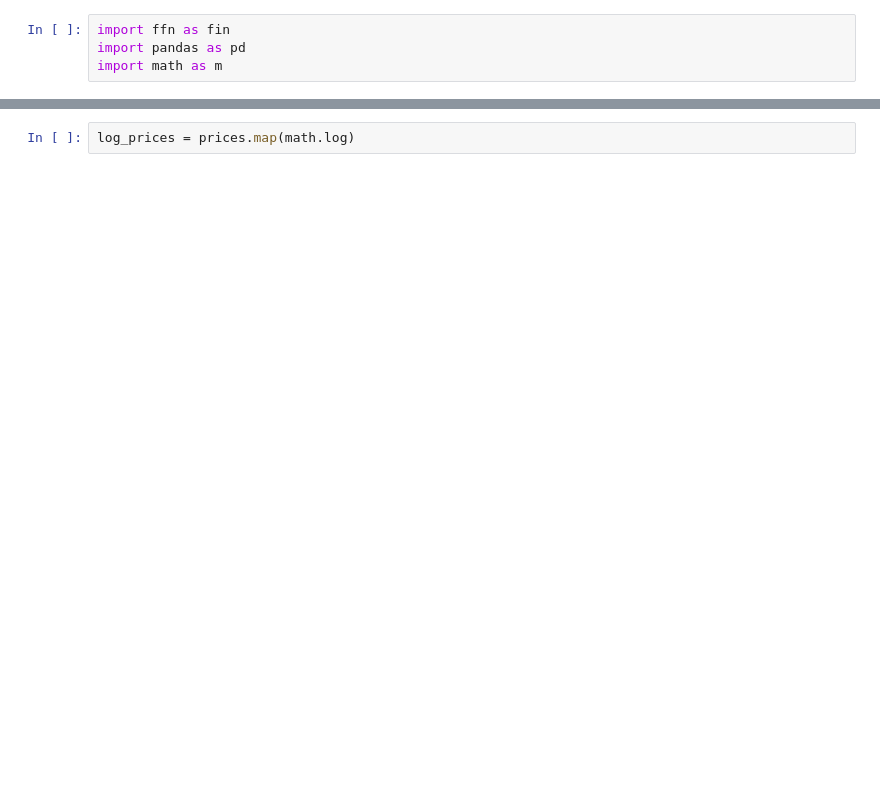
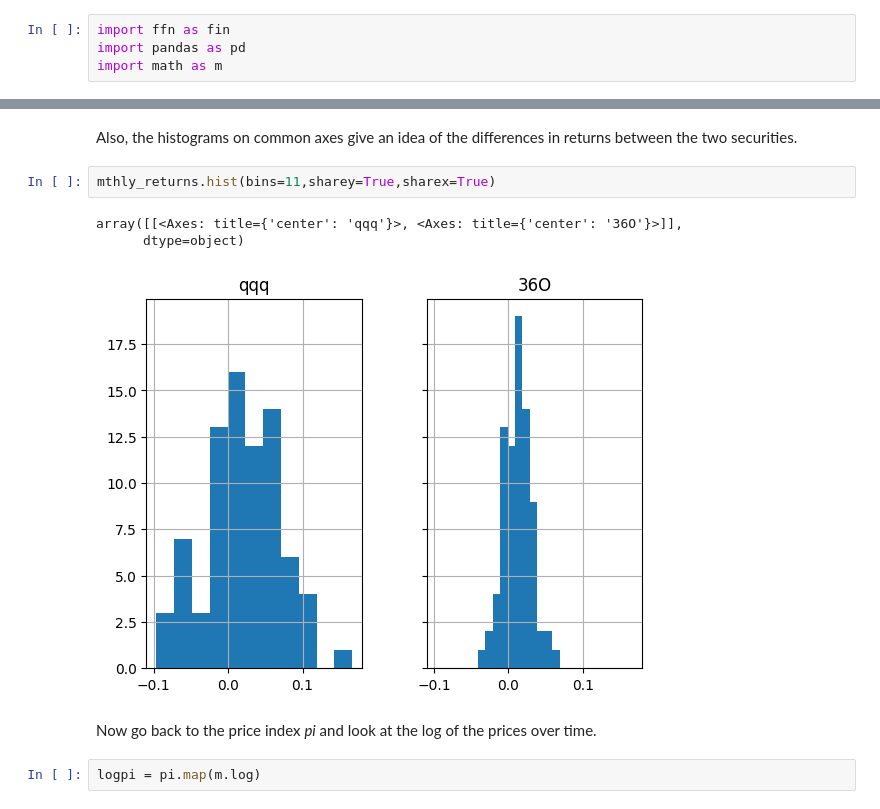
Before and after one commit to mojojojoe/my-notebooks, a Jupyter notebook: 36One/36O.ipynb, the cells around one changed output, grey strips where cells are left out. Drawn from its saved outputs; the diff is of its cells as text; blank space fills up the shorter version.

```diff
--- a/36One/36O.ipynb
+++ b/36One/36O.ipynb
@@ -75,3 +111,13 @@ prices.calc_stats().display()
+# %% [markdown]
+Also, the histograms on common axes give an idea of the differences in returns between the two securities.
+# %%
+mthly_returns.hist(bins=11,sharey=True,sharex=True)
+# %% [output]
+array([[<Axes: title={'center': 'qqq'}>, <Axes: title={'center': '36O'}>]],
+      dtype=object)
+[figure, added]
+# %% [markdown]
+Now go back to the price index *pi* and look at the log of the prices over time.
 # %%
-log_prices = prices.map(math.log)
+logpi = pi.map(m.log)
 # %%
```
Also changed, not shown: parts of 44 cells of this notebook, 1 other file.
